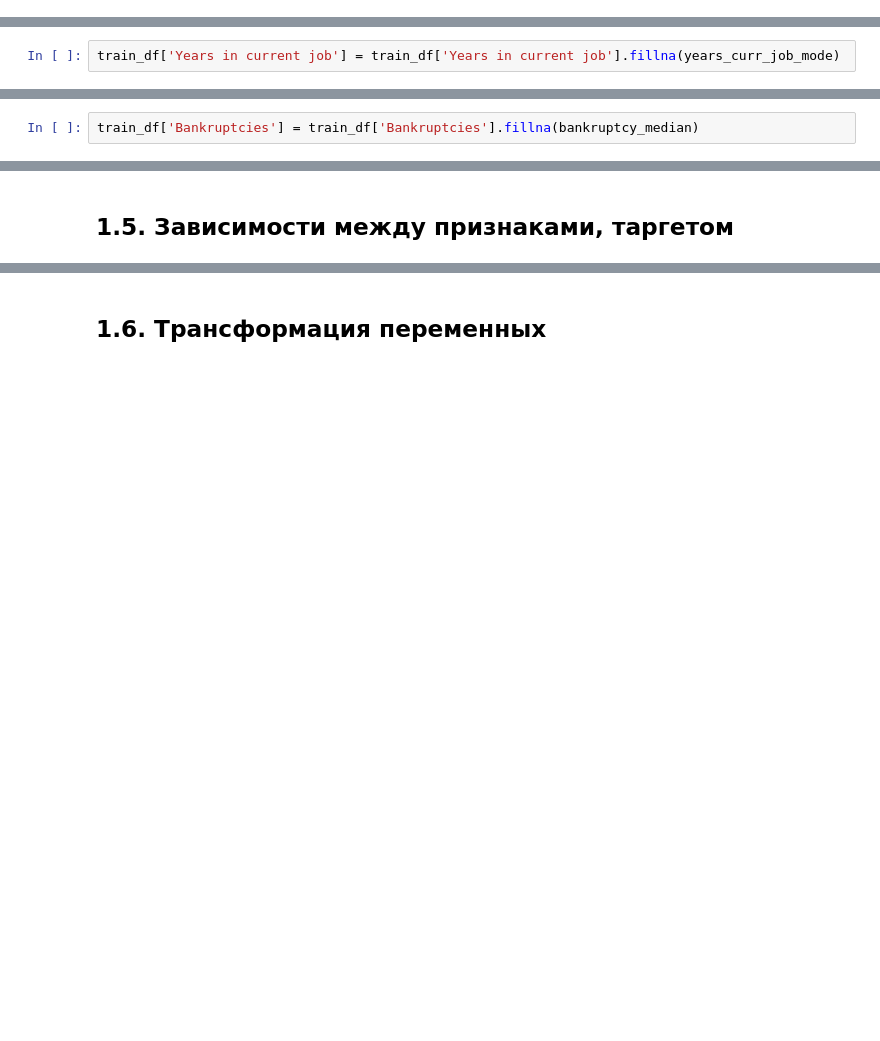
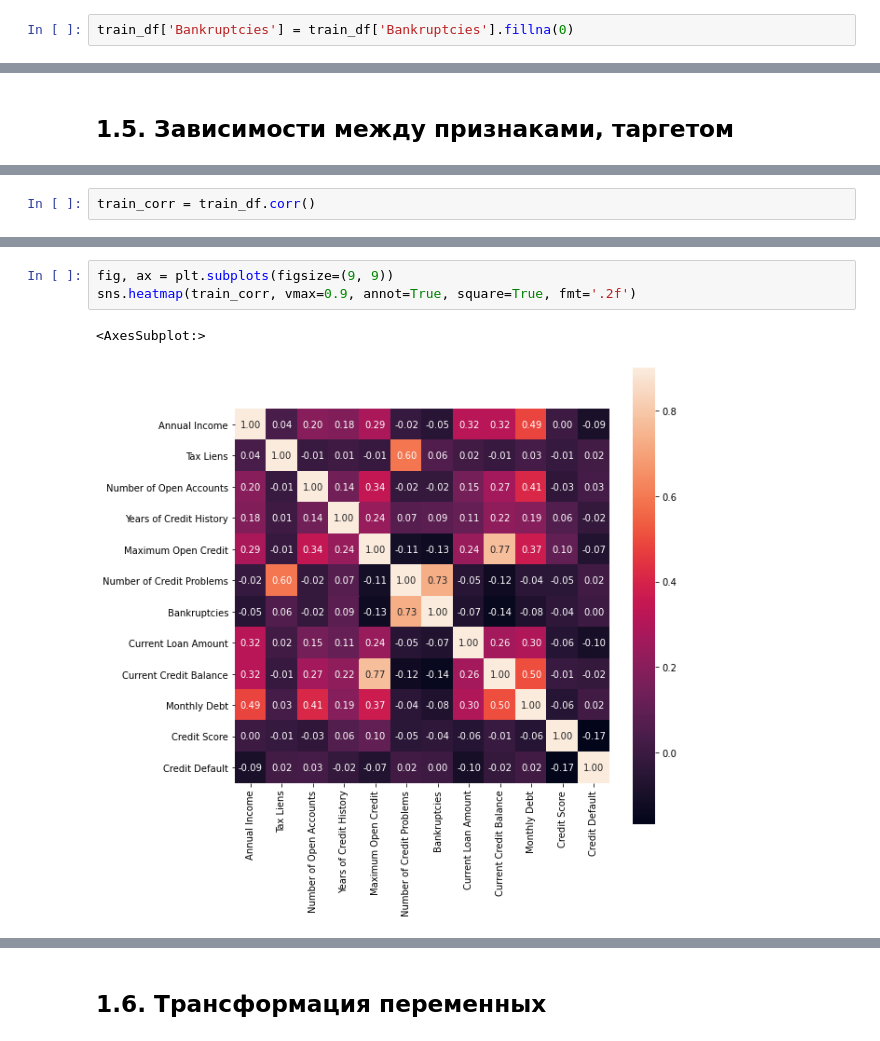
Before and after one commit to shatandv/GB_Python_DS_Libs_Contd_2020_09_17, a Jupyter notebook: course_project/AShataev_solution.ipynb, the cells around one changed output, grey strips where cells are left out. Cells and saved outputs as stored; diff of their text form; blank space fills up the shorter version.

```diff
--- a/course_project/AShataev_solution.ipynb
+++ b/course_project/AShataev_solution.ipynb
@@ -796,0 +805,2 @@ ann_inc_median = train_df['Annual Income'].median()
+# %%
+train_df['Bankruptcies'] = train_df['Bankruptcies'].fillna(0)
@@ -869,2 +864,0 @@ years_curr_job_mode = train_df['Years in current job'].mode()[0]
-# %%
-train_df['Years in current job'] = train_df['Years in current job'].fillna(years_curr_job_mode)
@@ -882,2 +864,0 @@ bankruptcy_median = train_df['Bankruptcies'].median()
-# %%
-train_df['Bankruptcies'] = train_df['Bankruptcies'].fillna(bankruptcy_median)
@@ -894,0 +869,2 @@ train_df['Credit Score'] = train_df['Credit Score'].fillna(cred_score_median)
+# %%
+train_corr = train_df.corr()
@@ -894,0 +887,6 @@ train_df['Credit Score'] = train_df['Credit Score'].fillna(cred_score_median)
+# %%
+fig, ax = plt.subplots(figsize=(9, 9))
+sns.heatmap(train_corr, vmax=0.9, annot=True, square=True, fmt='.2f')
+# %% [output]
+<AxesSubplot:>
+[figure, added]
```
Also changed, not shown: parts of 193 cells of this notebook, 17 other files.
